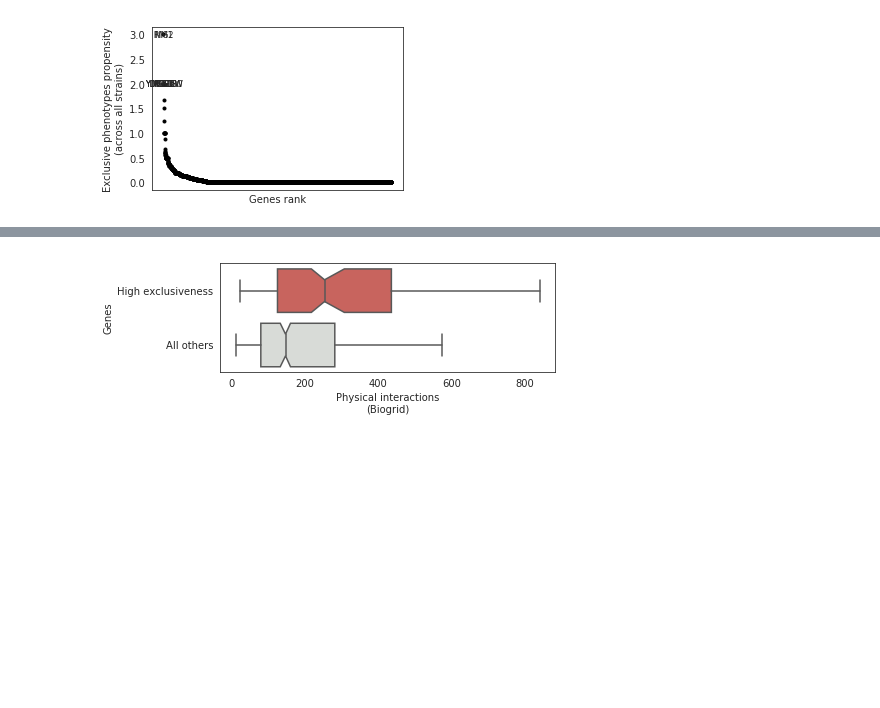
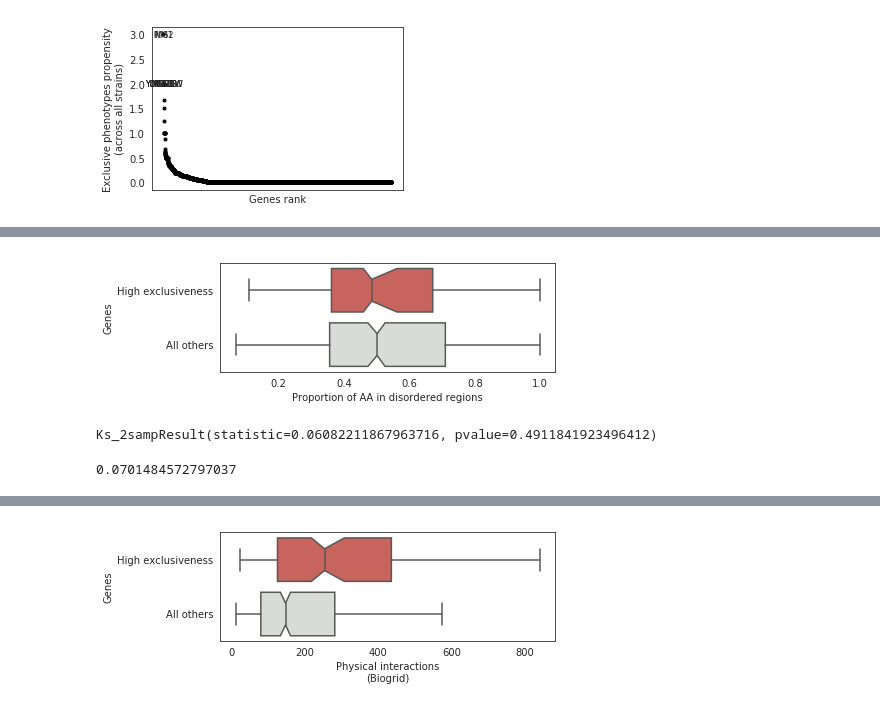
Before and after one commit to mgalardini/2018koyeast, a Jupyter notebook: notebooks/deviating_genes.ipynb, the cells around one changed output, grey strips where cells are left out. Saved outputs shown, nothing was run; the diff lists cells and outputs as text; code cells hidden in the pictures; blank space fills up the shorter version.

Commit message:
Further analysis on gene deviations

```diff
--- a/notebooks/deviating_genes.ipynb
+++ b/notebooks/deviating_genes.ipynb
@@ -447,0 +472,44 @@ sns.despine(left=True)
+# %%
+plt.figure(figsize=(6, 2))
+
+name = 'disorder'
+sns.boxplot(data=r[(r['name'] == name) &
+                   (r['set'].isin(['real',
+                                   'random']))],
+            x='v',
+            y='set',
+            palette=[sns.xkcd_rgb['pale red']] +
+                    [sns.xkcd_rgb['light grey']],
+            notch=True,
+            showfliers=False,
+            bootstrap=1000
+           )
+
+plt.ylabel('Genes')
+plt.xlabel('Proportion of AA in disordered regions')
+plt.yticks([0, 1],
+           ['High exclusiveness',
+            'All others'])
+
+plt.savefig('disorder.png',
+            dpi=300, bbox_inches='tight',
+            transparent=True)
+plt.savefig('disorder.svg',
+            dpi=300, bbox_inches='tight',
+            transparent=True);
+# %% [output]
+[figure, added]
+# %%
+stats.ks_2samp(r[(r['name'] == name) &
+                   (r['set'] == 'real')]['v'],
+               r[(r['name'] == name) &
+                   (r['set'] == 'random')]['v'])
+# %% [output]
+Ks_2sampResult(statistic=0.06082211867963716, pvalue=0.4911841923496412)
+# %%
+cohens(r[(r['name'] == name) &
+         (r['set'] == 'real')]['v'],
+       r[(r['name'] == name) &
+         (r['set'] == 'random')]['v'])
+# %% [output]
+0.0701484572797037
```
Also changed, not shown: parts of 13 cells of this notebook.
